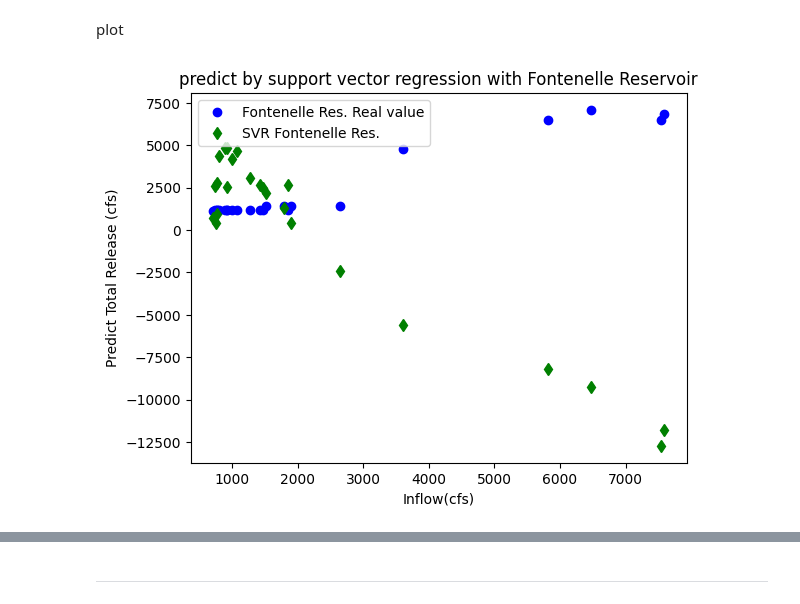
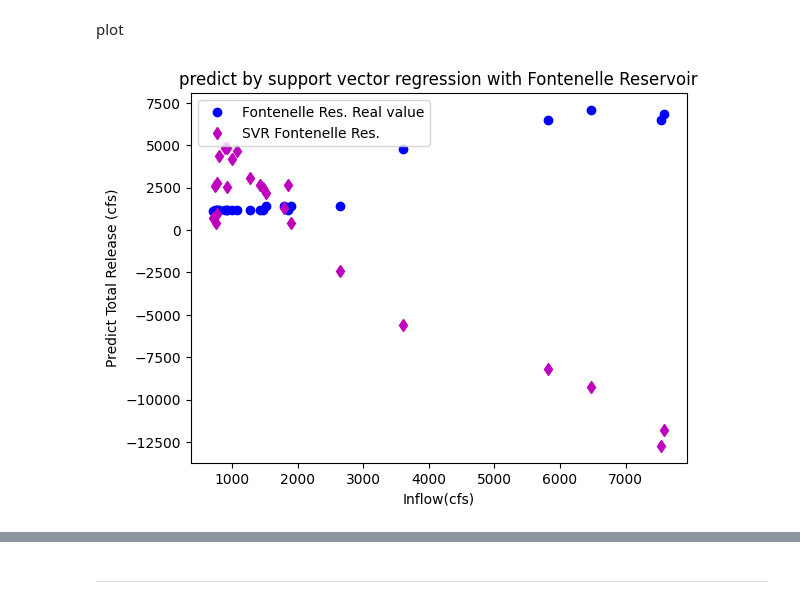
Before and after one commit to sitthatkaja/statistics, a Jupyter notebook: Testofpaper.ipynb, the cells around one changed output, grey strips where cells are left out. Saved outputs shown, nothing was run; the diff lists cells and outputs as text; code cells hidden in the pictures.

```diff
--- a/Testofpaper.ipynb
+++ b/Testofpaper.ipynb
@@ -544,12 +544,12 @@ y_pred_svr5 = svr5.predict(X_test5)
 plot
 # %%
 plt.plot(X_test1['Inflow** (cfs)'], y_test1, 'ob',label='Fontenelle Res. Real value')
-plt.plot(X_test1['Inflow** (cfs)'],y_pred_svr1,'dg',label='SVR Fontenelle Res.')
+plt.plot(X_test1['Inflow** (cfs)'],y_pred_svr1,'dm',label='SVR Fontenelle Res.')
 plt.xlabel("Inflow(cfs)")
 plt.ylabel("Predict Total Release (cfs)")
 plt.title('predict by support vector regression with Fontenelle Reservoir')
 plt.legend();
 # %% [output]
-[figure, old version]
+[figure, new version]
 # %%
 plt.plot(X_test2['Inflow** (cfs)'], y_test2, 'ob',label='Crystal Res. Real value')
```
Also changed, not shown: parts of 26 cells of this notebook.
